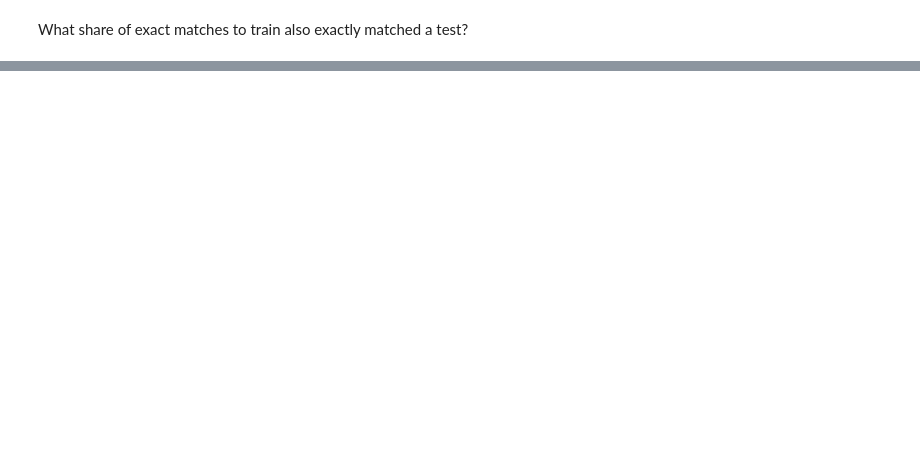
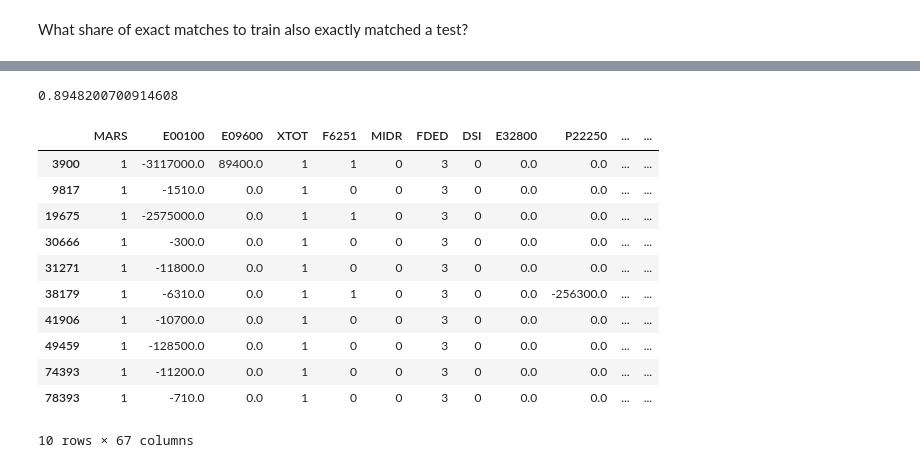
Before and after one commit to donboyd5/synpuf, a Jupyter notebook: analysis/disclosure/disclosure_risk.ipynb, the cells around one changed output, grey strips where cells are left out. Cells and saved outputs as stored; diff of their text form; code cells hidden in the pictures; blank space fills up the shorter version.

```diff
--- a/analysis/disclosure/disclosure_risk.ipynb
+++ b/analysis/disclosure/disclosure_risk.ipynb
@@ -282,0 +287,2 @@ share_exact_matches(nearest_synthpop)
+# %%
+rf_synth['nonzeros'] = rf_synth.astype(bool).sum(axis=1)
@@ -282,0 +351,19 @@ share_exact_matches(nearest_synthpop)
+# %%
+146559/puf.shape[0]
+# %% [output]
+0.8948200700914608
+# %%
+rf_synth[(rf_synth.FDED==3) & (rf_synth.MARS==1) & (rf_synth.XTOT==1) & (rf_synth.E87521==2500)]
+# %% [output]
+|  | MARS | E00100 | E09600 | XTOT | F6251 | MIDR | FDED | DSI | E32800 | P22250 | ... | ... |
+| 3900 | 1 | -3117000.0 | 89400.0 | 1 | 1 | 0 | 3 | 0 | 0.0 | 0.0 | ... | ... |
+| 9817 | 1 | -1510.0 | 0.0 | 1 | 0 | 0 | 3 | 0 | 0.0 | 0.0 | ... | ... |
+| 19675 | 1 | -2575000.0 | 0.0 | 1 | 1 | 0 | 3 | 0 | 0.0 | 0.0 | ... | ... |
+| 30666 | 1 | -300.0 | 0.0 | 1 | 0 | 0 | 3 | 0 | 0.0 | 0.0 | ... | ... |
+| 31271 | 1 | -11800.0 | 0.0 | 1 | 0 | 0 | 3 | 0 | 0.0 | 0.0 | ... | ... |
+| 38179 | 1 | -6310.0 | 0.0 | 1 | 1 | 0 | 3 | 0 | 0.0 | -256300.0 | ... | ... |
+| 41906 | 1 | -10700.0 | 0.0 | 1 | 0 | 0 | 3 | 0 | 0.0 | 0.0 | ... | ... |
+| 49459 | 1 | -128500.0 | 0.0 | 1 | 0 | 0 | 3 | 0 | 0.0 | 0.0 | ... | ... |
+| 74393 | 1 | -11200.0 | 0.0 | 1 | 0 | 0 | 3 | 0 | 0.0 | 0.0 | ... | ... |
+| 78393 | 1 | -710.0 | 0.0 | 1 | 0 | 0 | 3 | 0 | 0.0 | 0.0 | ... | ... |
+10 rows × 67 columns
```
Also changed, not shown: parts of 29 cells of this notebook, 1 other file.
